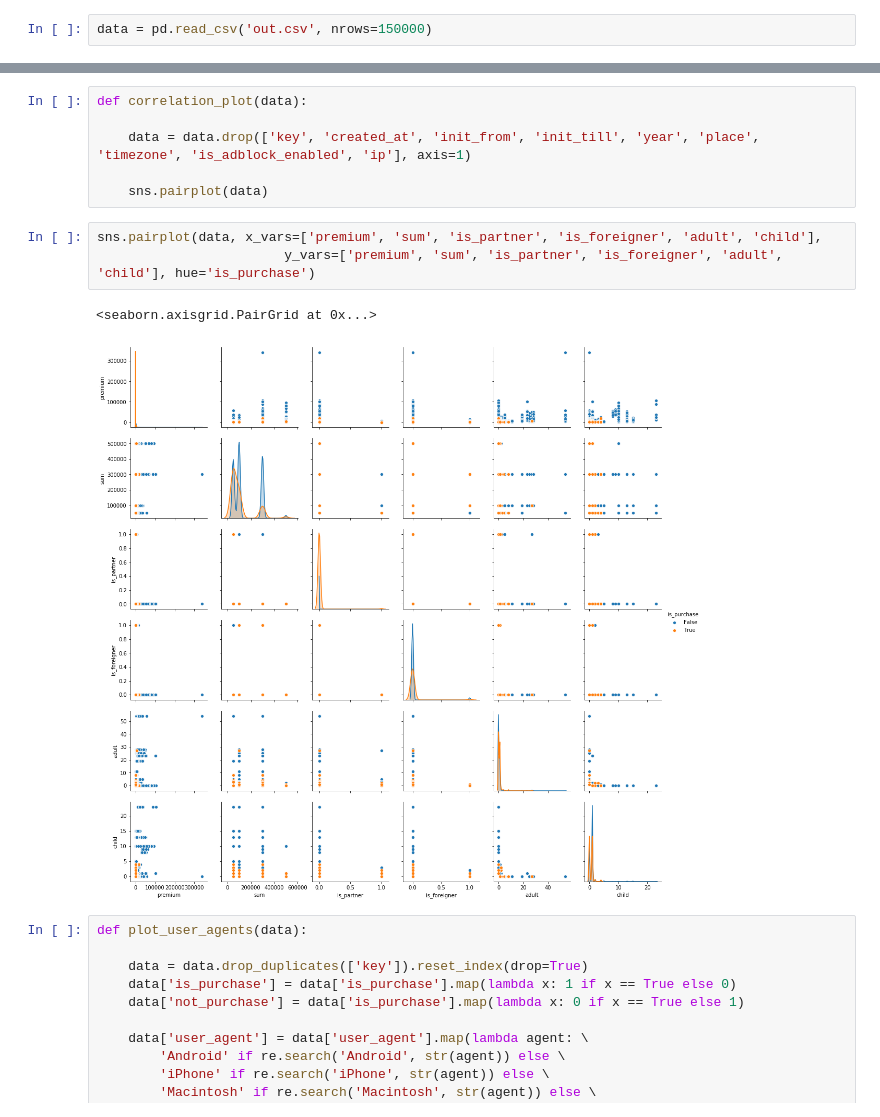
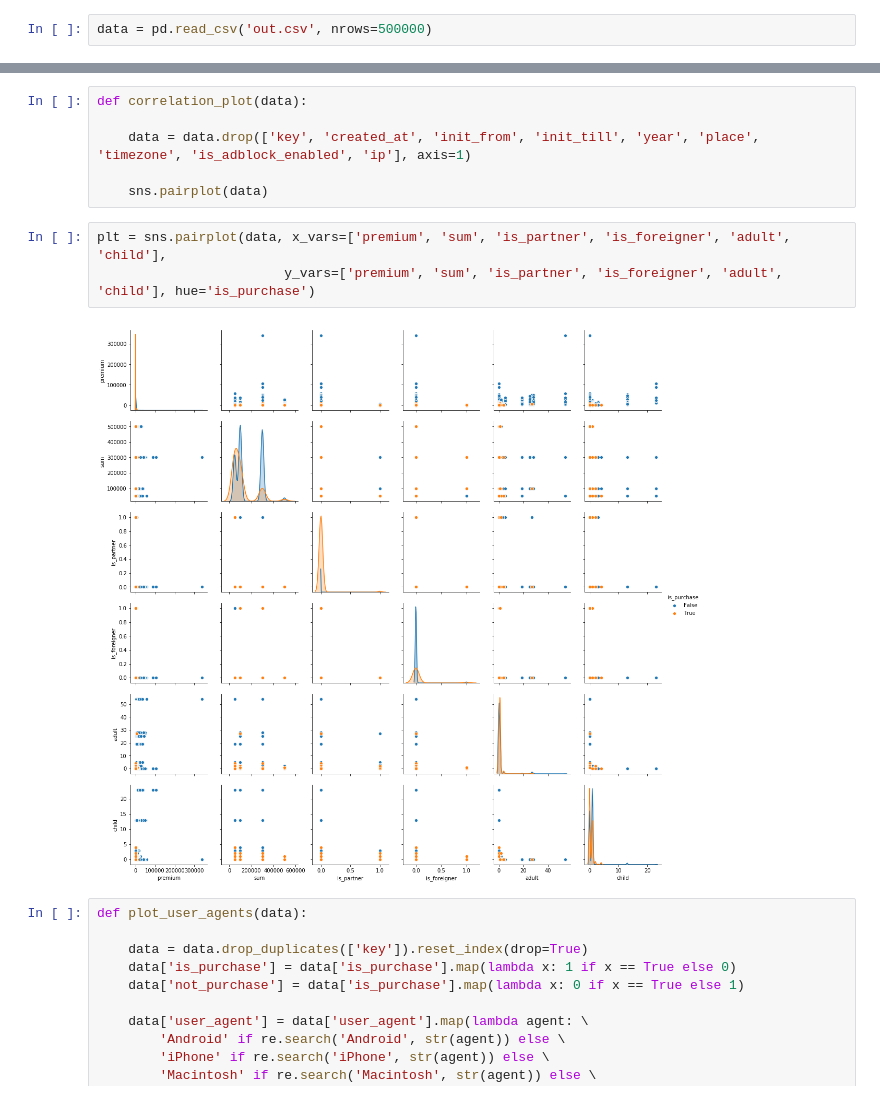
Before and after one commit to volsn/insure-clients-prediction, a Jupyter notebook: Testing.ipynb, the cells around one changed output, grey strips where cells are left out. Saved outputs shown, nothing was run; the diff lists cells and outputs as text.

```diff
--- a/Testing.ipynb
+++ b/Testing.ipynb
@@ -30,7 +33,7 @@ import seaborn as sns
 import matplotlib.pyplot as plt
 %matplotlib inline
 # %%
-data = pd.read_csv('out.csv', nrows=150000)
+data = pd.read_csv('out.csv', nrows=500000)
 # %%
 data.head()
 # %% [output]
@@ -48,11 +51,10 @@ def correlation_plot(data):
 
     sns.pairplot(data)
 # %%
-sns.pairplot(data, x_vars=['premium', 'sum', 'is_partner', 'is_foreigner', 'adult', 'child'],
+plt = sns.pairplot(data, x_vars=['premium', 'sum', 'is_partner', 'is_foreigner', 'adult', 'child'],
                         y_vars=['premium', 'sum', 'is_partner', 'is_foreigner', 'adult', 'child'], hue='is_purchase')
 # %% [output]
-<seaborn.axisgrid.PairGrid at 0x...>
-[figure, old version]
+[figure, new version]
 # %%
 def plot_user_agents(data):
 
```
Also changed, not shown: parts of 21 cells of this notebook, 3 other files.
